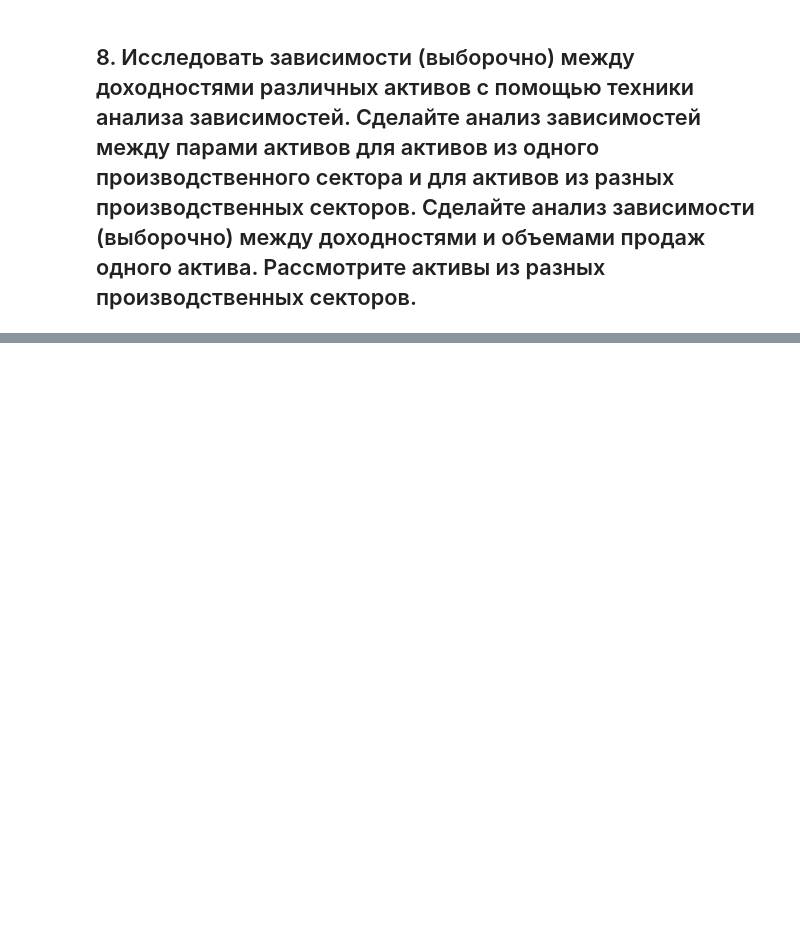
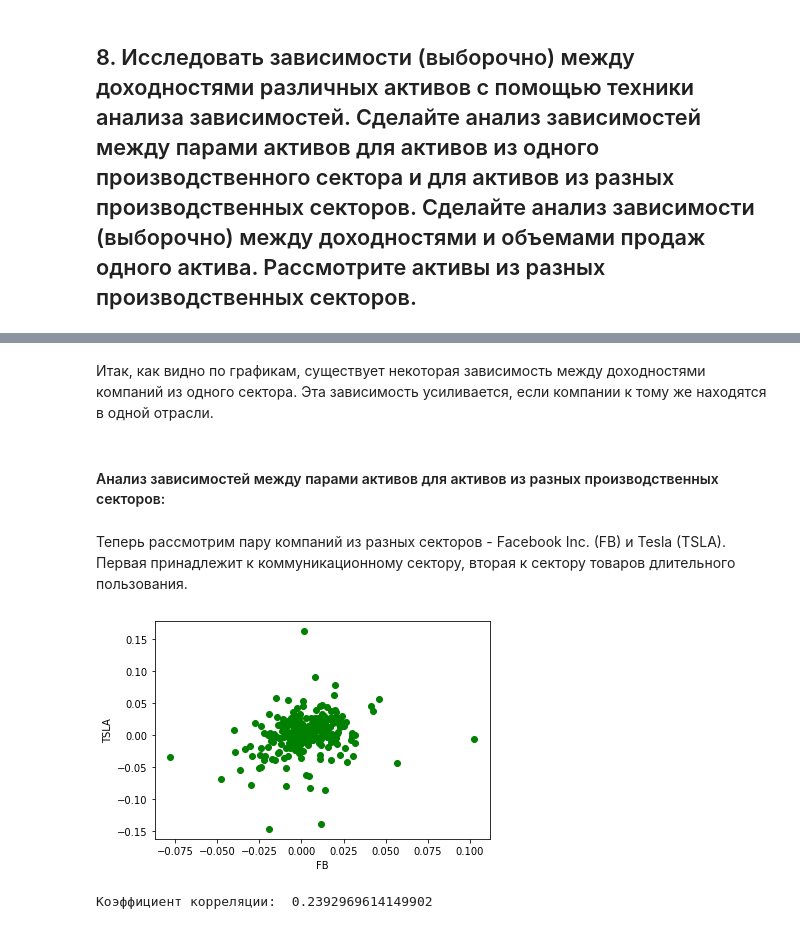
Before and after one commit to katyamalysheva/lab-1, a Jupyter notebook: lab1.ipynb, the cells around one changed output, grey strips where cells are left out. Saved outputs shown, nothing was run; the diff lists cells and outputs as text; code cells hidden in the pictures; blank space fills up the shorter version.

```diff
--- a/lab1.ipynb
+++ b/lab1.ipynb
@@ -404,0 +429,11 @@ for tested_ticker in tested_tickers:
+# %% [markdown]
+Итак, как видно по графикам, существует некоторая зависимость между доходностями компаний из одного сектора. Эта зависимость усиливается, если компании к тому же находятся в одной отрасли.
+# %% [markdown]
+#### Анализ зависимостей между парами активов для активов из разных производственных секторов:
+# %% [markdown]
+Теперь рассмотрим пару компаний из разных секторов - Facebook Inc. (FB) и Tesla (TSLA). Первая принадлежит к коммуникационному сектору, вторая к сектору товаров длительного пользования.
+# %%
+plot_correlations(log_returns['FB'], 'FB', log_returns['TSLA'], 'TSLA')
+# %% [output]
+[figure, added]
+Коэффициент корреляции:  0.2392969614149902
```
Also changed, not shown: parts of 31 cells of this notebook.
